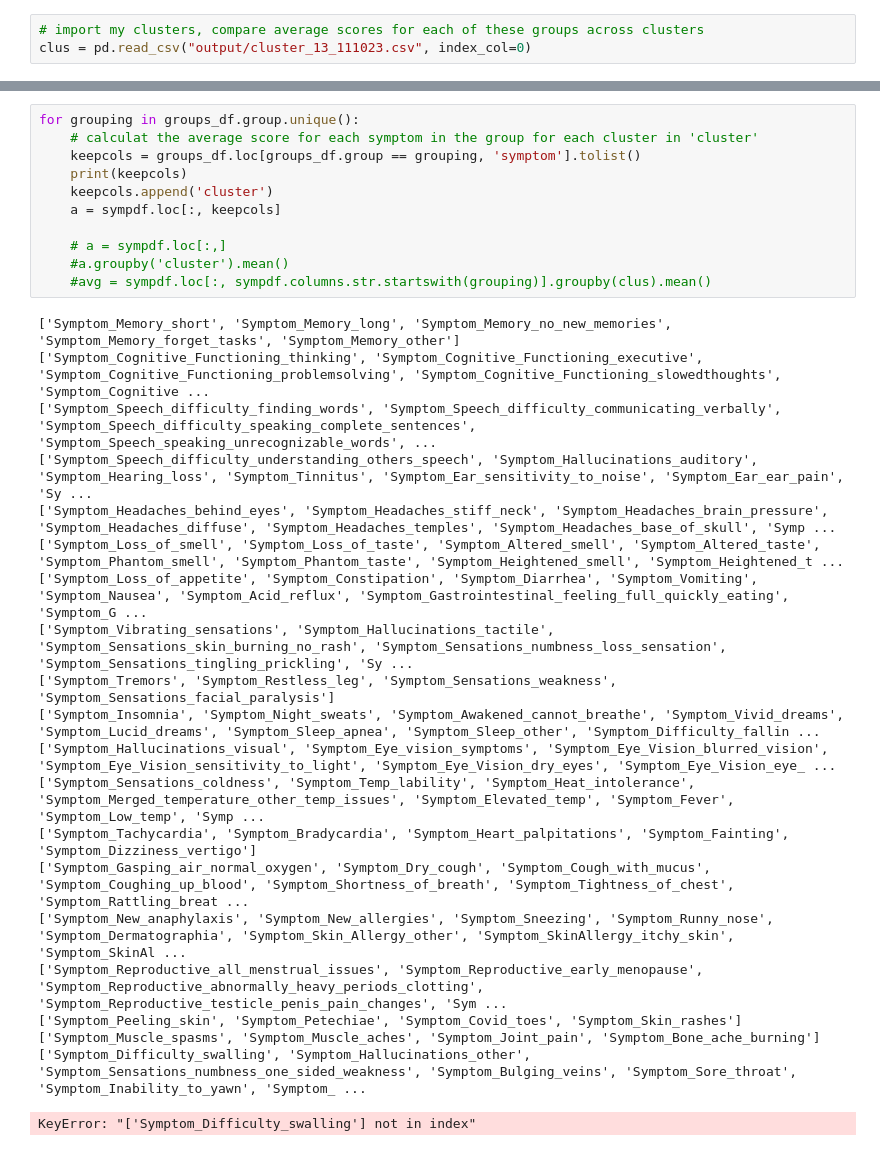
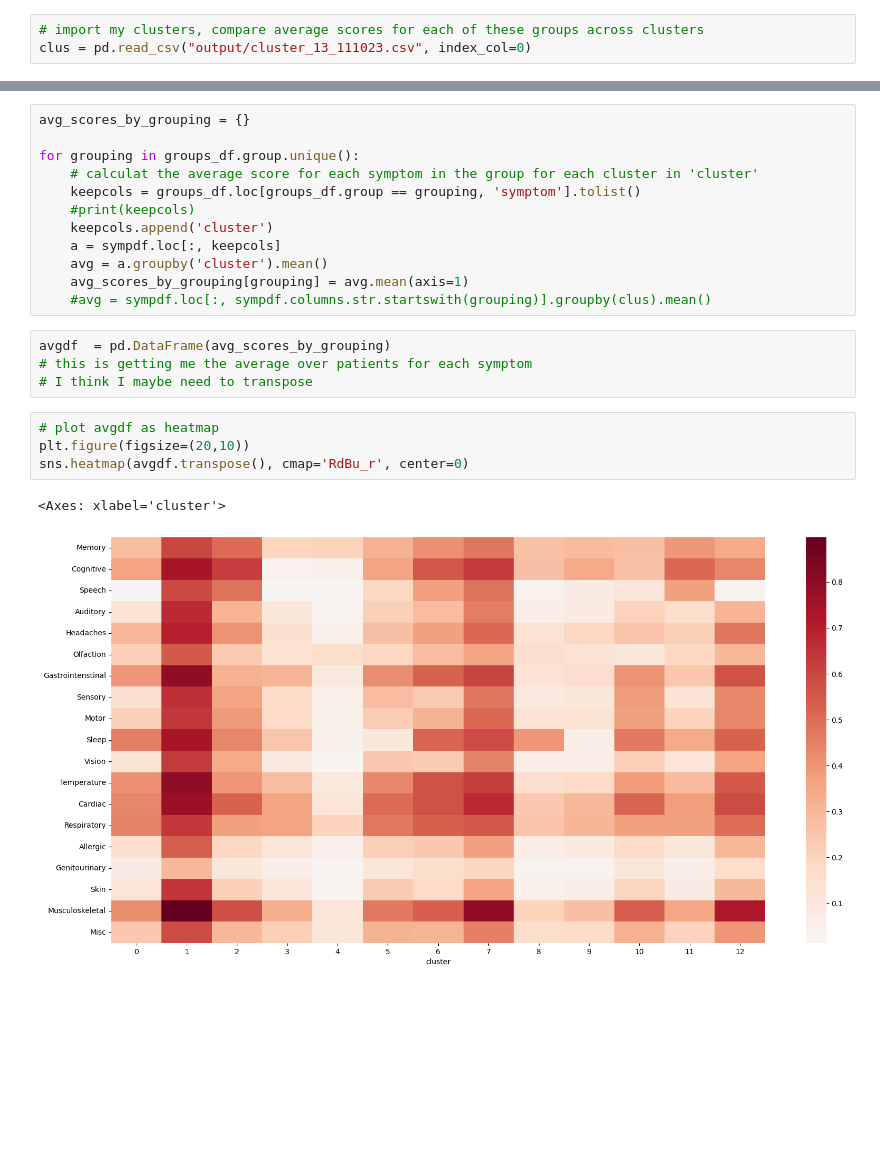
Before and after one commit to leothesouthafrican/PLR, a Jupyter notebook: Tessa/stepmix-121123-sympgrouping.ipynb, the cells around one changed output, grey strips where cells are left out. Drawn from its saved outputs; the diff is of its cells as text; blank space fills up the shorter version.

```diff
--- a/Tessa/stepmix-121123-sympgrouping.ipynb
+++ b/Tessa/stepmix-121123-sympgrouping.ipynb
@@ -249,32 +258,23 @@ sympdf['cluster'] = clus
 # %%
+avg_scores_by_grouping = {}
+
 for grouping in groups_df.group.unique():
     # calculat the average score for each symptom in the group for each cluster in 'cluster'
     keepcols = groups_df.loc[groups_df.group == grouping, 'symptom'].tolist()
-    print(keepcols)
+    #print(keepcols)
     keepcols.append('cluster')
     a = sympdf.loc[:, keepcols]
-
-    # a = sympdf.loc[:,]
-    #a.groupby('cluster').mean()
+    avg = a.groupby('cluster').mean()
+    avg_scores_by_grouping[grouping] = avg.mean(axis=1)
     #avg = sympdf.loc[:, sympdf.columns.str.startswith(grouping)].groupby(clus).mean()
-# %% [output]
-['Symptom_Memory_short', 'Symptom_Memory_long', 'Symptom_Memory_no_new_memories', 'Symptom_Memory_forget_tasks', 'Symptom_Memory_other']
-['Symptom_Cognitive_Functioning_thinking', 'Symptom_Cognitive_Functioning_executive', 'Symptom_Cognitive_Functioning_problemsolving', 'Symptom_Cognitive_Functioning_slowedthoughts', 'Symptom_Cognitive ...
-['Symptom_Speech_difficulty_finding_words', 'Symptom_Speech_difficulty_communicating_verbally', 'Symptom_Speech_difficulty_speaking_complete_sentences', 'Symptom_Speech_speaking_unrecognizable_words', ...
-['Symptom_Speech_difficulty_understanding_others_speech', 'Symptom_Hallucinations_auditory', 'Symptom_Hearing_loss', 'Symptom_Tinnitus', 'Symptom_Ear_sensitivity_to_noise', 'Symptom_Ear_ear_pain', 'Sy ...
-['Symptom_Headaches_behind_eyes', 'Symptom_Headaches_stiff_neck', 'Symptom_Headaches_brain_pressure', 'Symptom_Headaches_diffuse', 'Symptom_Headaches_temples', 'Symptom_Headaches_base_of_skull', 'Symp ...
-['Symptom_Loss_of_smell', 'Symptom_Loss_of_taste', 'Symptom_Altered_smell', 'Symptom_Altered_taste', 'Symptom_Phantom_smell', 'Symptom_Phantom_taste', 'Symptom_Heightened_smell', 'Symptom_Heightened_t ...
-['Symptom_Loss_of_appetite', 'Symptom_Constipation', 'Symptom_Diarrhea', 'Symptom_Vomiting', 'Symptom_Nausea', 'Symptom_Acid_reflux', 'Symptom_Gastrointestinal_feeling_full_quickly_eating', 'Symptom_G ...
-['Symptom_Vibrating_sensations', 'Symptom_Hallucinations_tactile', 'Symptom_Sensations_skin_burning_no_rash', 'Symptom_Sensations_numbness_loss_sensation', 'Symptom_Sensations_tingling_prickling', 'Sy ...
-['Symptom_Tremors', 'Symptom_Restless_leg', 'Symptom_Sensations_weakness', 'Symptom_Sensations_facial_paralysis']
-['Symptom_Insomnia', 'Symptom_Night_sweats', 'Symptom_Awakened_cannot_breathe', 'Symptom_Vivid_dreams', 'Symptom_Lucid_dreams', 'Symptom_Sleep_apnea', 'Symptom_Sleep_other', 'Symptom_Difficulty_fallin ...
-['Symptom_Hallucinations_visual', 'Symptom_Eye_vision_symptoms', 'Symptom_Eye_Vision_blurred_vision', 'Symptom_Eye_Vision_sensitivity_to_light', 'Symptom_Eye_Vision_dry_eyes', 'Symptom_Eye_Vision_eye_ ...
-['Symptom_Sensations_coldness', 'Symptom_Temp_lability', 'Symptom_Heat_intolerance', 'Symptom_Merged_temperature_other_temp_issues', 'Symptom_Elevated_temp', 'Symptom_Fever', 'Symptom_Low_temp', 'Symp ...
-['Symptom_Tachycardia', 'Symptom_Bradycardia', 'Symptom_Heart_palpitations', 'Symptom_Fainting', 'Symptom_Dizziness_vertigo']
-['Symptom_Gasping_air_normal_oxygen', 'Symptom_Dry_cough', 'Symptom_Cough_with_mucus', 'Symptom_Coughing_up_blood', 'Symptom_Shortness_of_breath', 'Symptom_Tightness_of_chest', 'Symptom_Rattling_breat ...
-['Symptom_New_anaphylaxis', 'Symptom_New_allergies', 'Symptom_Sneezing', 'Symptom_Runny_nose', 'Symptom_Dermatographia', 'Symptom_Skin_Allergy_other', 'Symptom_SkinAllergy_itchy_skin', 'Symptom_SkinAl ...
-['Symptom_Reproductive_all_menstrual_issues', 'Symptom_Reproductive_early_menopause', 'Symptom_Reproductive_abnormally_heavy_periods_clotting', 'Symptom_Reproductive_testicle_penis_pain_changes', 'Sym ...
-['Symptom_Peeling_skin', 'Symptom_Petechiae', 'Symptom_Covid_toes', 'Symptom_Skin_rashes']
-['Symptom_Muscle_spasms', 'Symptom_Muscle_aches', 'Symptom_Joint_pain', 'Symptom_Bone_ache_burning']
-['Symptom_Difficulty_swalling', 'Symptom_Hallucinations_other', 'Symptom_Sensations_numbness_one_sided_weakness', 'Symptom_Bulging_veins', 'Symptom_Sore_throat', 'Symptom_Inability_to_yawn', 'Symptom_ ...
-KeyError: "['Symptom_Difficulty_swalling'] not in index"
+# %%
+avgdf  = pd.DataFrame(avg_scores_by_grouping)
+# this is getting me the average over patients for each symptom
+# I think I maybe need to transpose
+# %%
+# plot avgdf as heatmap
+plt.figure(figsize=(20,10))
+sns.heatmap(avgdf.transpose(), cmap='RdBu_r', center=0)
+# %% [output]
+<Axes: xlabel='cluster'>
+[figure, added]
```
Also changed, not shown: parts of 9 cells of this notebook, 2 other files.
